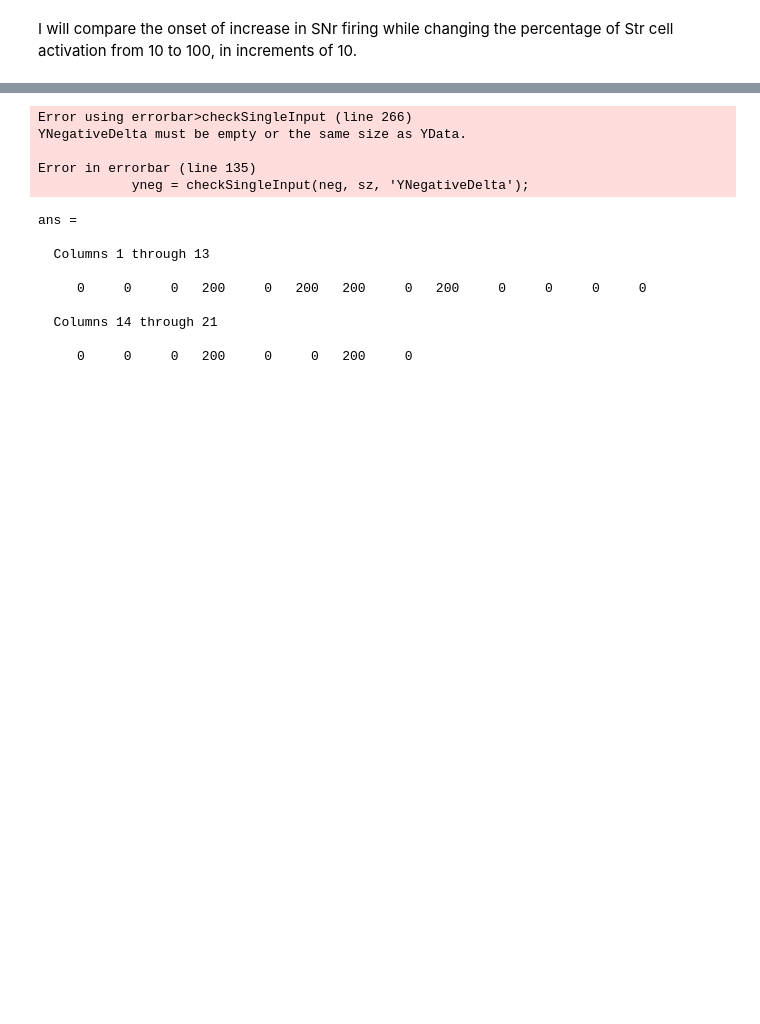
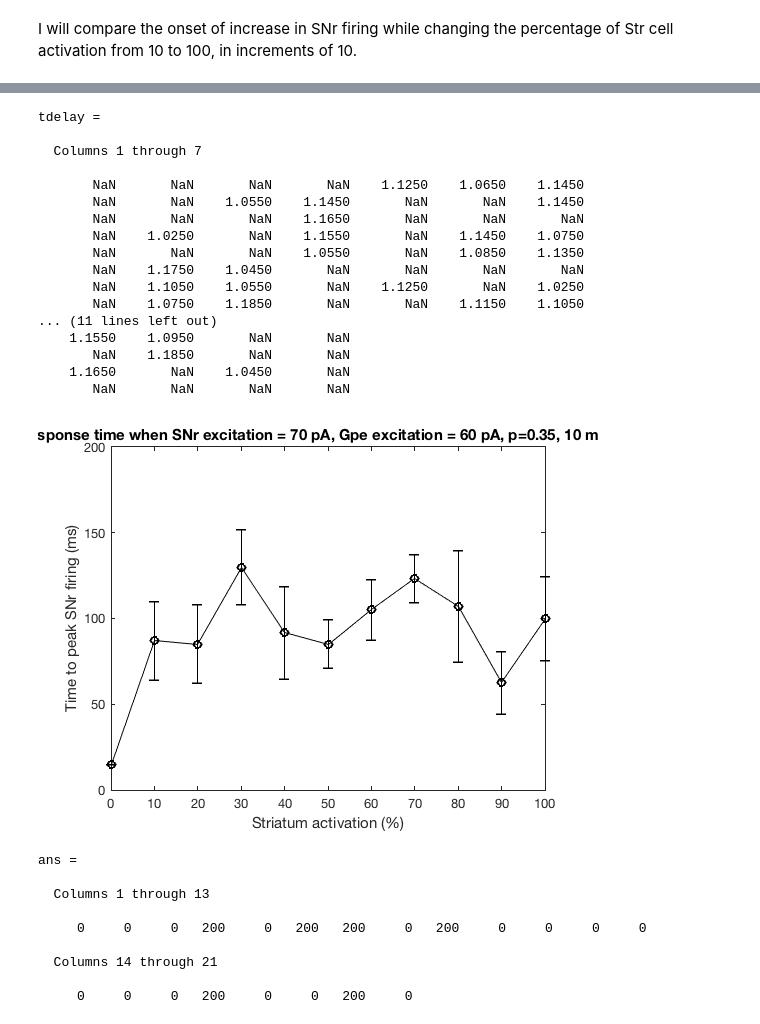
Before and after one commit to seulah-kim/delaylineBG, a Jupyter notebook: Threshold of SNr firing - Percent of Str activation.ipynb, the cells around one changed output, grey strips where cells are left out. Cells and saved outputs as stored; diff of their text form; code cells hidden in the pictures; blank space fills up the shorter version.

```diff
--- a/Threshold of SNr firing - Percent of Str activation.ipynb
+++ b/Threshold of SNr firing - Percent of Str activation.ipynb
@@ -502,13 +533,36 @@ Elapsed time is 0.823552 seconds.
-# %%
-errorbar(mean(tdelay(:,2:end),1),std(tdelay(:,2:end),1)/sqrt(size(tdelay,1)))
-tdelay
-xlabel('net inhibition to SNr(pA)')
-# %% [output]
-Error using errorbar>checkSingleInput (line 266)
-YNegativeDelta must be empty or the same size as YData.
-
-Error in errorbar (line 135)
-            yneg = checkSingleInput(neg, sz, 'YNegativeDelta');
+# %%
+tdelay
+    figure
+
+    e=errorbar(testRange,nanmean(tdelay,1),nanstd(tdelay,1)./sqrt(sum(~isnan(tdelay),1)));
+    e.Color = 'k';
+    e.Marker = 'o';
+    xlabel('Striatum activation (%)')
+    ylabel('Time to peak SNr firing (ms)' )
+    xlim([0 100])
+    ylim([1 1.2])
+    yticks(linspace(1,1.2,5))
+    yticklabels({'0','50','100','150','200'})
+    title(sprintf('response time when SNr excitation = %d pA, Gpe excitation = %d pA, p=0.35, %d ms bin',70,60,10))
+# %% [output]
+tdelay =
+
+  Columns 1 through 7
+
+       NaN       NaN       NaN       NaN    1.1250    1.0650    1.1450
+       NaN       NaN    1.0550    1.1450       NaN       NaN    1.1450
+       NaN       NaN       NaN    1.1650       NaN       NaN       NaN
+       NaN    1.0250       NaN    1.1550       NaN    1.1450    1.0750
+       NaN       NaN       NaN    1.0550       NaN    1.0850    1.1350
+       NaN    1.1750    1.0450       NaN       NaN       NaN       NaN
+       NaN    1.1050    1.0550       NaN    1.1250       NaN    1.0250
+       NaN    1.0750    1.1850       NaN       NaN    1.1150    1.1050
+... (11 lines left out)
+    1.1550    1.0950       NaN       NaN
+       NaN    1.1850       NaN       NaN
+    1.1650       NaN    1.0450       NaN
+       NaN       NaN       NaN       NaN
+[figure, added]
 # %%
 psth_snr(100:120)/(size(spk_snr,1)*(binWidth_snr*0.0001))
 # %% [output]
```
Also changed, not shown: parts of 1 cell of this notebook, 19 other files.
